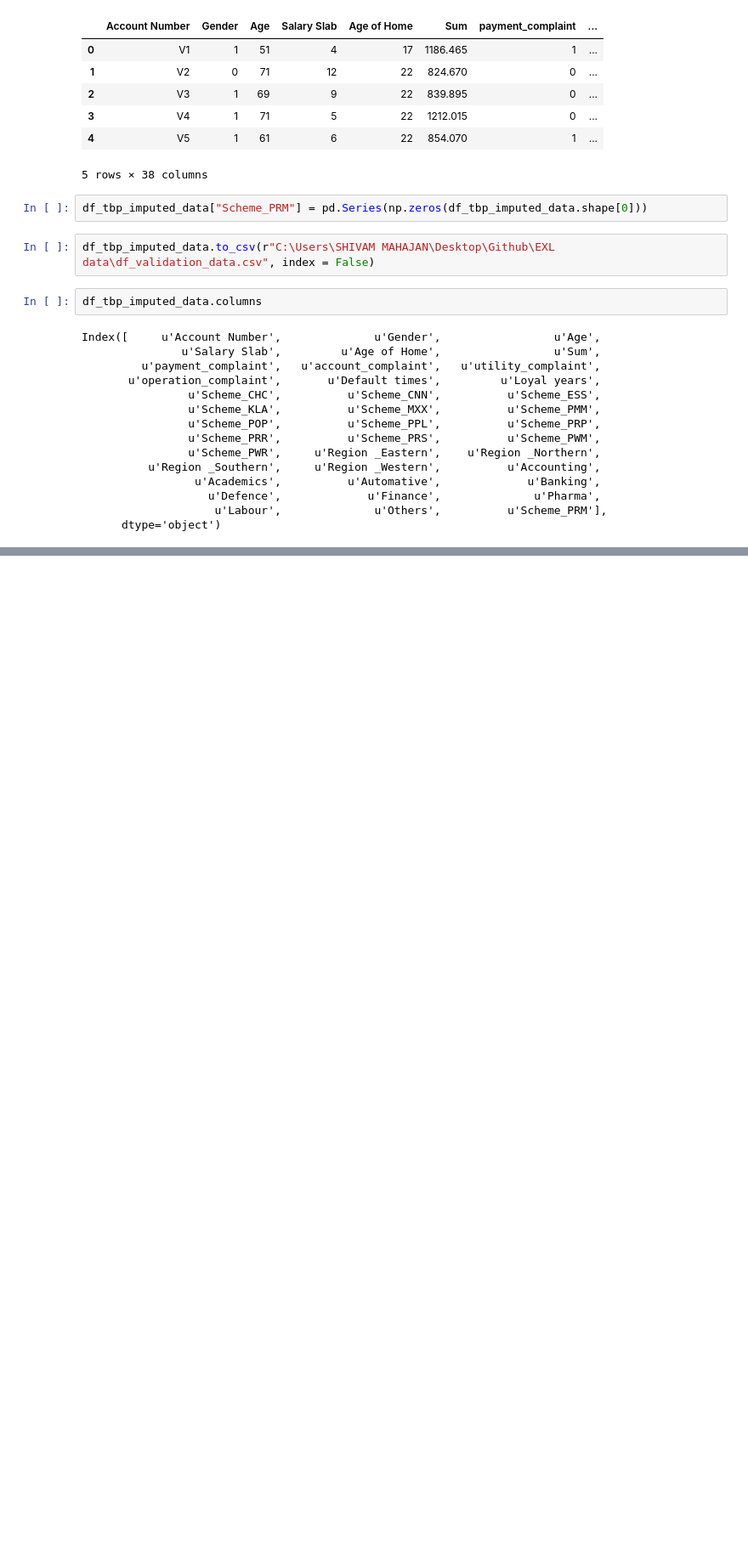
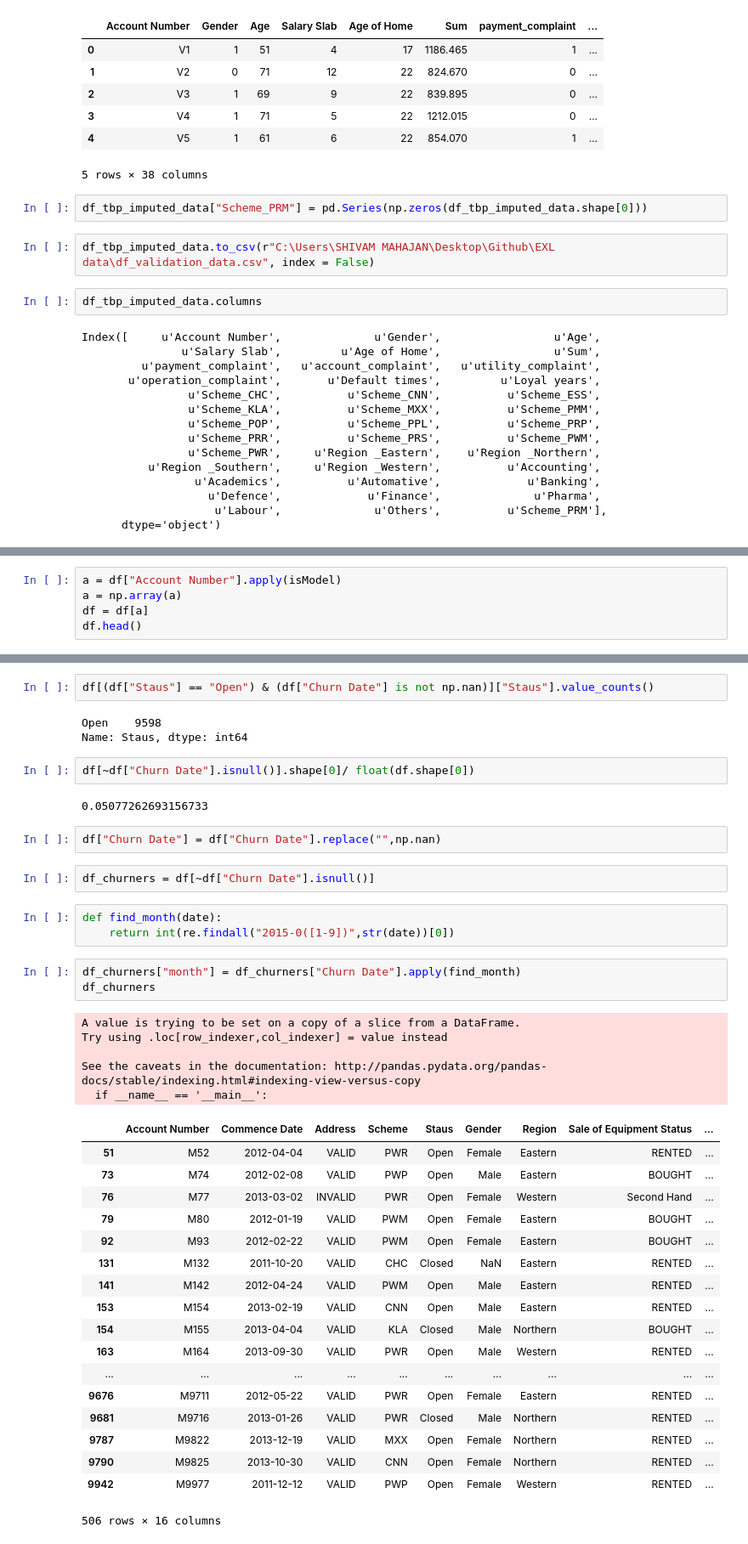
Before and after one commit to Shivam06/EXL-EQ-2017, a Jupyter notebook: cigol lxe .ipynb, the cells around one changed output, grey strips where cells are left out. Shown at 85% size. Drawn from its saved outputs; the diff is of its cells as text; blank space fills up the shorter version.

```diff
--- a/cigol lxe .ipynb
+++ b/cigol lxe .ipynb
@@ -1844,0 +1857,5 @@ Index([     u'Account Number',              u'Gender',                 u'Age',
+# %%
+a = df["Account Number"].apply(isModel)
+a = np.array(a)
+df = df[a]
+df.head()
@@ -1844,0 +1875,43 @@ Index([     u'Account Number',              u'Gender',                 u'Age',
+# %%
+df[(df["Staus"] == "Open") & (df["Churn Date"] is not np.nan)]["Staus"].value_counts()
+# %% [output]
+Open    9598
+Name: Staus, dtype: int64
+# %%
+df[~df["Churn Date"].isnull()].shape[0]/ float(df.shape[0])
+# %% [output]
+0.05077262693156733
+# %%
+df["Churn Date"] = df["Churn Date"].replace("",np.nan)
+# %%
+df_churners = df[~df["Churn Date"].isnull()]
+# %%
+def find_month(date):
+    return int(re.findall("2015-0([1-9])",str(date))[0])
+# %%
+df_churners["month"] = df_churners["Churn Date"].apply(find_month)
+df_churners
+# %% [output]
+A value is trying to be set on a copy of a slice from a DataFrame.
+Try using .loc[row_indexer,col_indexer] = value instead
+
+See the caveats in the documentation: http://pandas.pydata.org/pandas-docs/stable/indexing.html#indexing-view-versus-copy
+  if __name__ == '__main__':
+|  | Account Number | Commence Date | Address | Scheme | Staus | Gender | Region | Sale of Equipment Status | ... |
+| 51 | M52 | 2012-04-04 | VALID | PWR | Open | Female | Eastern | RENTED | ... |
+| 73 | M74 | 2012-02-08 | VALID | PWP | Open | Male | Eastern | BOUGHT | ... |
+| 76 | M77 | 2013-03-02 | INVALID | PWR | Open | Female | Western | Second Hand | ... |
+| 79 | M80 | 2012-01-19 | VALID | PWM | Open | Female | Eastern | BOUGHT | ... |
+| 92 | M93 | 2012-02-22 | VALID | PWM | Open | Female | Eastern | BOUGHT | ... |
+| 131 | M132 | 2011-10-20 | VALID | CHC | Closed | NaN | Eastern | RENTED | ... |
+| 141 | M142 | 2012-04-24 | VALID | PWM | Open | Male | Eastern | RENTED | ... |
+| 153 | M154 | 2013-02-19 | VALID | CNN | Open | Male | Eastern | RENTED | ... |
+| 154 | M155 | 2013-04-04 | VALID | KLA | Closed | Male | Northern | BOUGHT | ... |
+| 163 | M164 | 2013-09-30 | VALID | PWR | Open | Male | Western | RENTED | ... |
+| ... | ... | ... | ... | ... | ... | ... | ... | ... | ... |
+| 9676 | M9711 | 2012-05-22 | VALID | PWR | Open | Female | Eastern | RENTED | ... |
+| 9681 | M9716 | 2013-01-26 | VALID | PWR | Closed | Male | Northern | RENTED | ... |
+| 9787 | M9822 | 2013-12-19 | VALID | MXX | Open | Female | Northern | RENTED | ... |
+| 9790 | M9825 | 2013-10-30 | VALID | CNN | Open | Female | Northern | RENTED | ... |
+| 9942 | M9977 | 2011-12-12 | VALID | PWP | Open | Female | Western | RENTED | ... |
+506 rows × 16 columns
```
Also changed, not shown: parts of 6 cells of this notebook, 3 other files.
